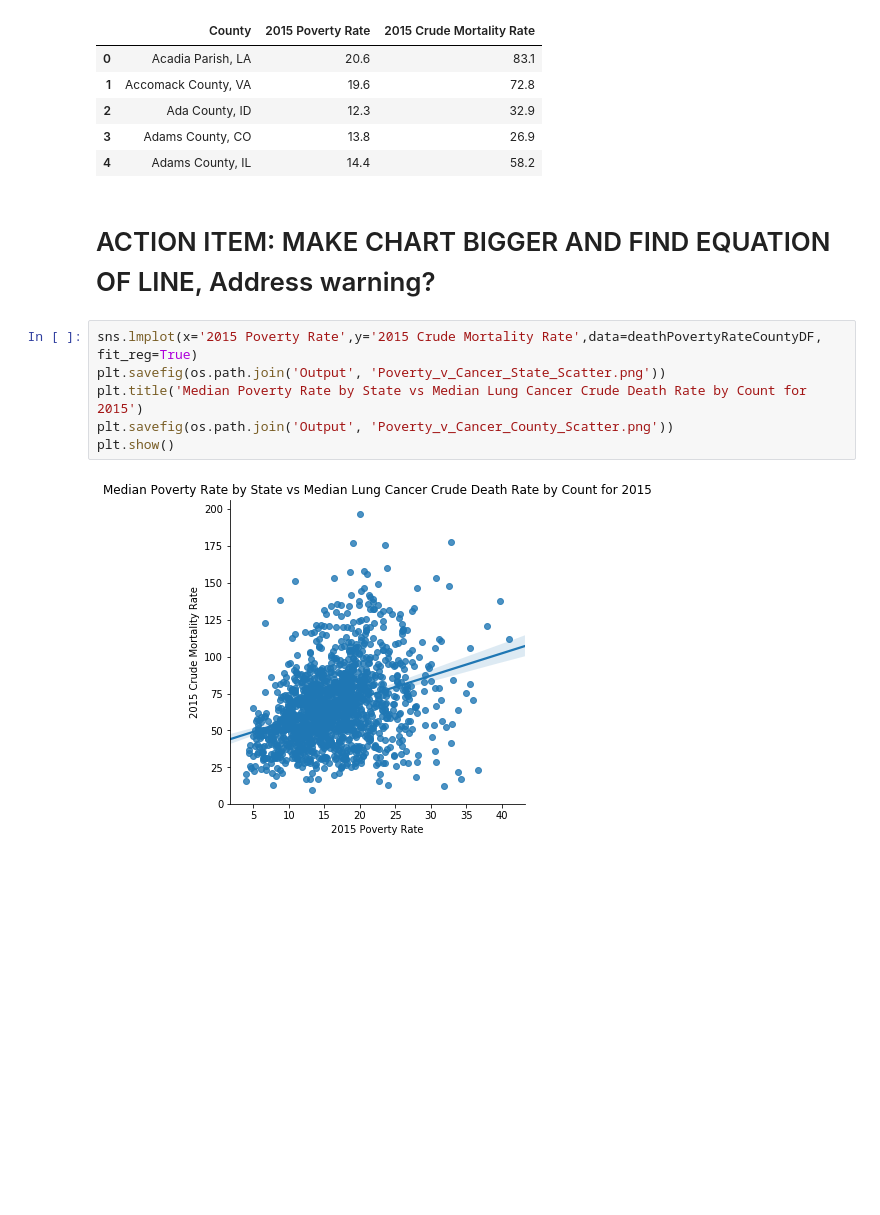
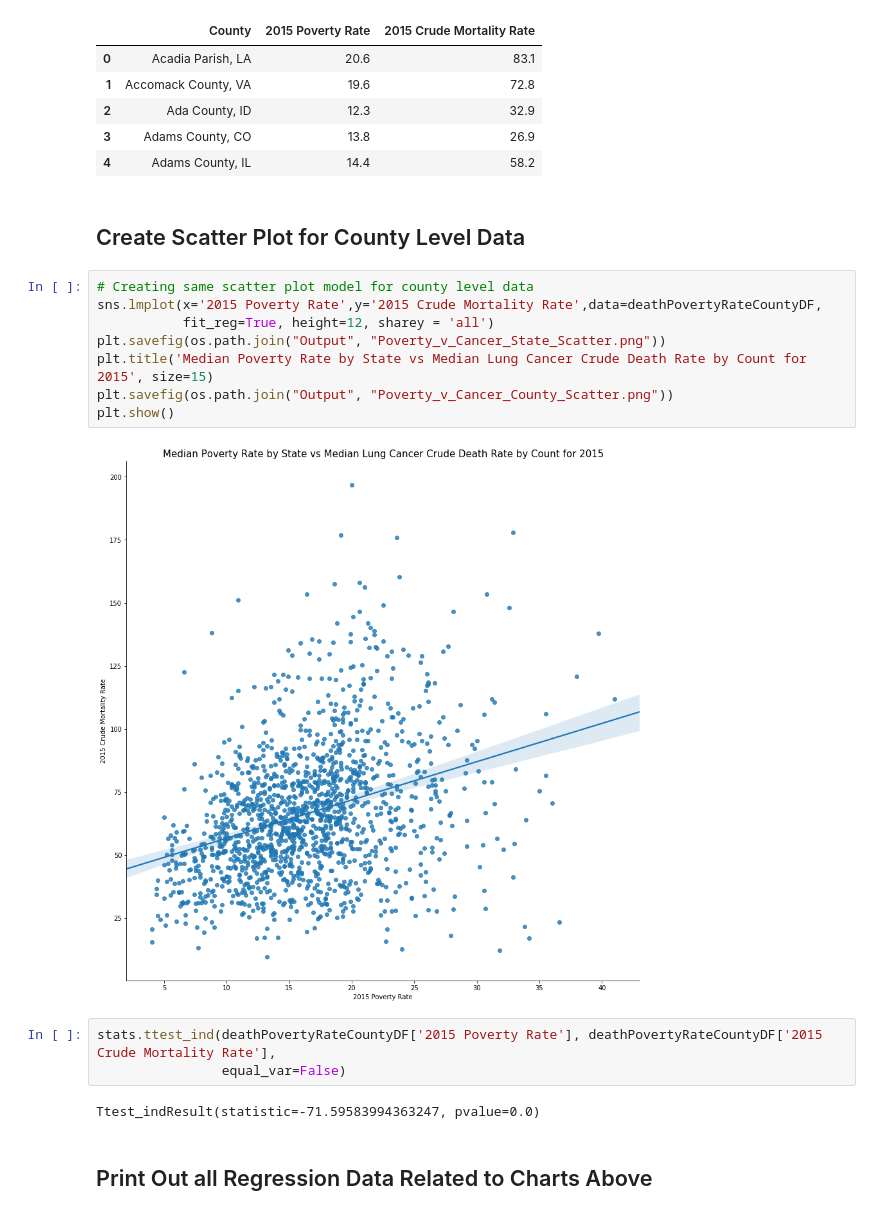
Before and after one commit to gretelup/dataviz-project1, a Jupyter notebook: data_analysis.ipynb, the cells around one changed output. Drawn from its saved outputs; the diff is of its cells as text; blank space fills up the shorter version.

```diff
--- a/data_analysis.ipynb
+++ b/data_analysis.ipynb
@@ -360,13 +367,22 @@ deathPovertyRateCountyDF.head()
 | 2 | Ada County, ID | 12.3 | 32.9 |
 | 3 | Adams County, CO | 13.8 | 26.9 |
 | 4 | Adams County, IL | 14.4 | 58.2 |
-# %% [markdown]
-# ACTION ITEM: MAKE CHART BIGGER AND FIND EQUATION OF LINE, Address warning?
+# %% [markdown]
+## Create Scatter Plot for County Level Data
 # %%
-sns.lmplot(x='2015 Poverty Rate',y='2015 Crude Mortality Rate',data=deathPovertyRateCountyDF, fit_reg=True)
-plt.savefig(os.path.join('Output', 'Poverty_v_Cancer_State_Scatter.png'))
-plt.title('Median Poverty Rate by State vs Median Lung Cancer Crude Death Rate by Count for 2015')
-plt.savefig(os.path.join('Output', 'Poverty_v_Cancer_County_Scatter.png'))
+# Creating same scatter plot model for county level data
+sns.lmplot(x='2015 Poverty Rate',y='2015 Crude Mortality Rate',data=deathPovertyRateCountyDF,
+           fit_reg=True, height=12, sharey = 'all')
+plt.savefig(os.path.join("Output", "Poverty_v_Cancer_State_Scatter.png"))
+plt.title('Median Poverty Rate by State vs Median Lung Cancer Crude Death Rate by Count for 2015', size=15)
+plt.savefig(os.path.join("Output", "Poverty_v_Cancer_County_Scatter.png"))
 plt.show()
 # %% [output]
-[figure, old version]
+[figure, new version]
+# %%
+stats.ttest_ind(deathPovertyRateCountyDF['2015 Poverty Rate'], deathPovertyRateCountyDF['2015 Crude Mortality Rate'],
+                equal_var=False)
+# %% [output]
+Ttest_indResult(statistic=-71.59583994363247, pvalue=0.0)
+# %% [markdown]
+## Print Out all Regression Data Related to Charts Above
```
Also changed, not shown: parts of 11 cells of this notebook, 7 other files.
